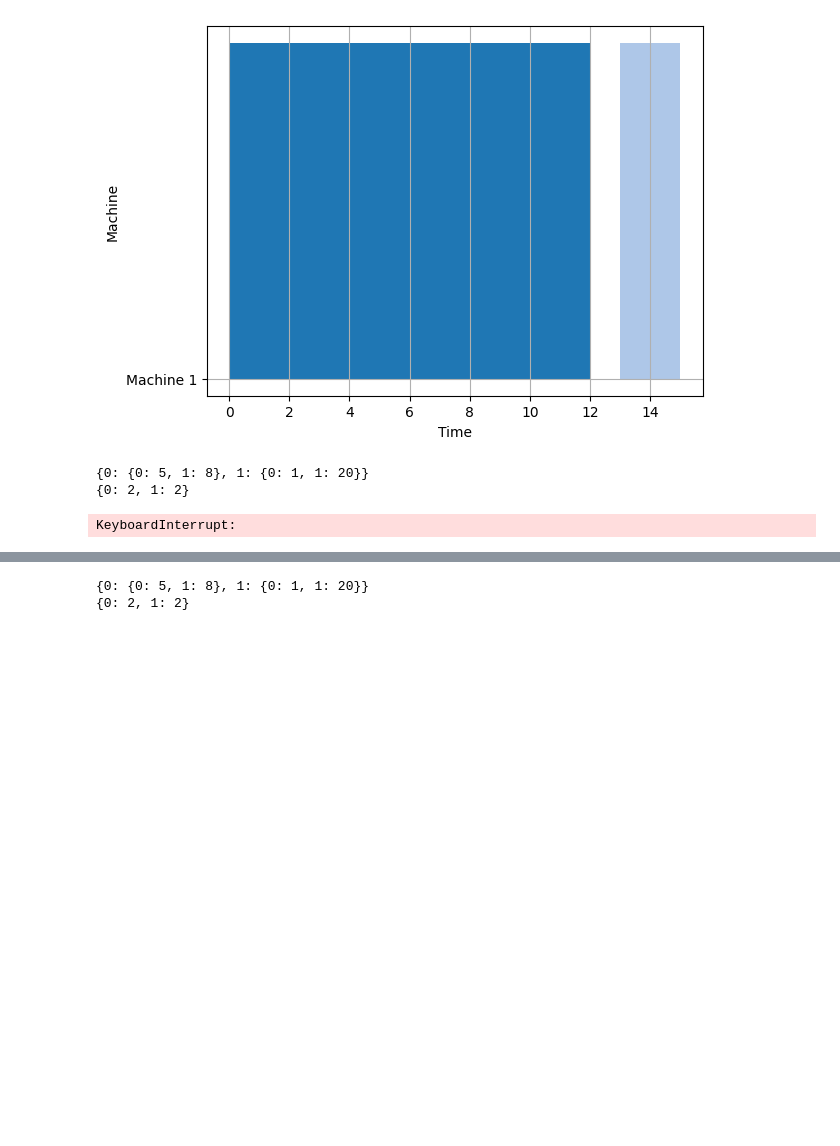
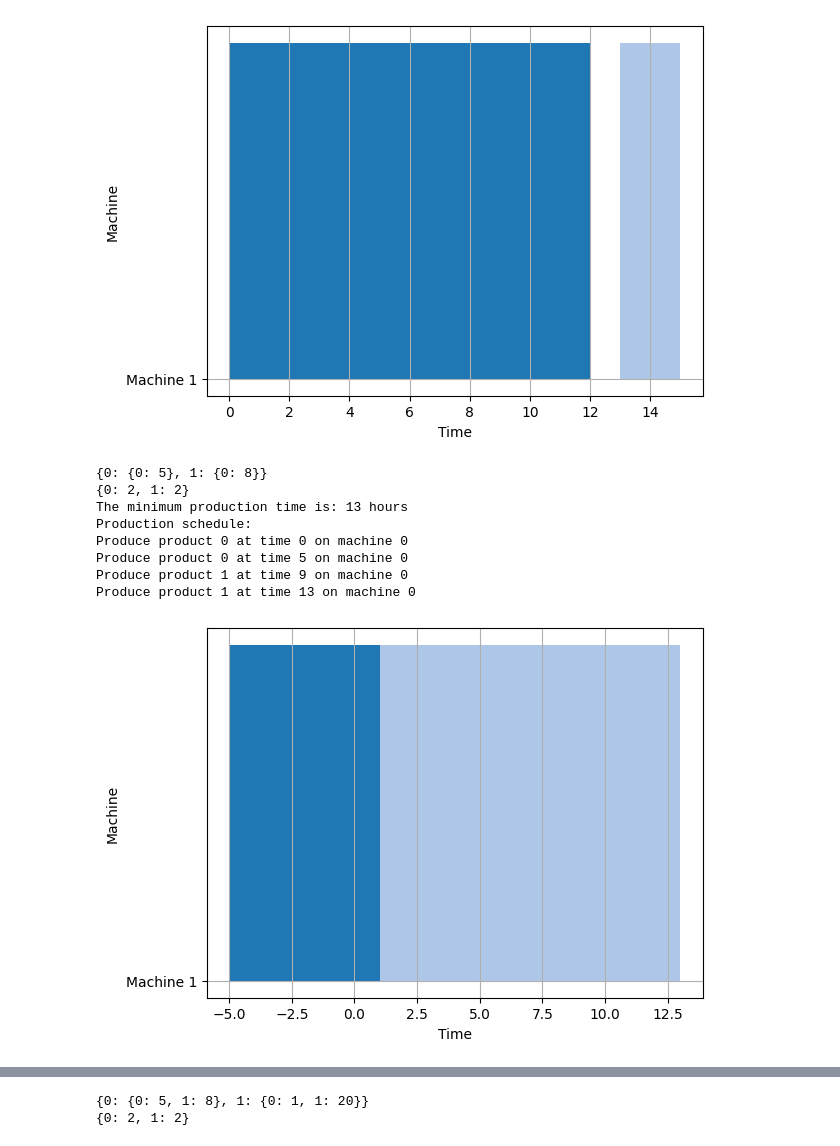
Before and after one commit to RPIFisherman/APS-MES, a Jupyter notebook: APS-demo.ipynb, the cells around one changed output, grey strips where cells are left out. Saved outputs shown, nothing was run; the diff lists cells and outputs as text; code cells hidden in the pictures; blank space fills up the shorter version.

```diff
--- a/APS-demo.ipynb
+++ b/APS-demo.ipynb
@@ -847,12 +847,12 @@ import random
 import matplotlib.pyplot as plt
 
 # Define parameters
-num_machines = 2
+num_machines = 1
 num_products = 2
 random.seed(22)
 MAX_TIME = 20
 MAX_QUANTITY = 5
-production_change_time = 0 # time needed when changing product
+production_change_time = 1 # time needed when changing product
 
 # Production times for each product on each machine
 hours = {
@@ -955,35 +955,41 @@ for step in schedule:
     print(f"Produce product {product_index} at time {step[1]} on machine {step[2]}")
 
 # Generate Gantt chart
 fig, gnt = plt.subplots()
 
 # Setting labels for x-axis and y-axis
 gnt.set_xlabel('Time')
 gnt.set_ylabel('Machine')
 
 # Setting ticks on y-axis
 gnt.set_yticks([10 + i * 10 for i in range(num_machines)])
 gnt.set_yticklabels([f'Machine {i+1}' for i in range(num_machines)])
 
 # Setting graph attribute
 gnt.grid(True)
 
 # Adding Gantt chart bars
 color_map = plt.get_cmap("tab20")
 colors = [color_map(i) for i in range(num_products)]
 
 for step in schedule:
     product_index = step[0]
     machine = step[2]
     time = step[1]
     duration = hours[product_index][machine]
     gnt.broken_barh([(time - duration, duration)], (10 + machine * 10, 9), facecolors=(colors[product_index]))
 
 plt.show()
 # %% [output]
-{0: {0: 5, 1: 8}, 1: {0: 1, 1: 20}}
+{0: {0: 5}, 1: {0: 8}}
 {0: 2, 1: 2}
+The minimum production time is: 13 hours
+Production schedule:
+Produce product 0 at time 0 on machine 0
+Produce product 0 at time 5 on machine 0
+Produce product 1 at time 9 on machine 0
+Produce product 1 at time 13 on machine 0
-KeyboardInterrupt:
+[figure, added]
 # %% [markdown]
 h = {0: {0: 5, 1: 8}, 1: {0: 1, 1: 20}}
 
```
Also changed, not shown: parts of 1 cell of this notebook, 2 other files.
